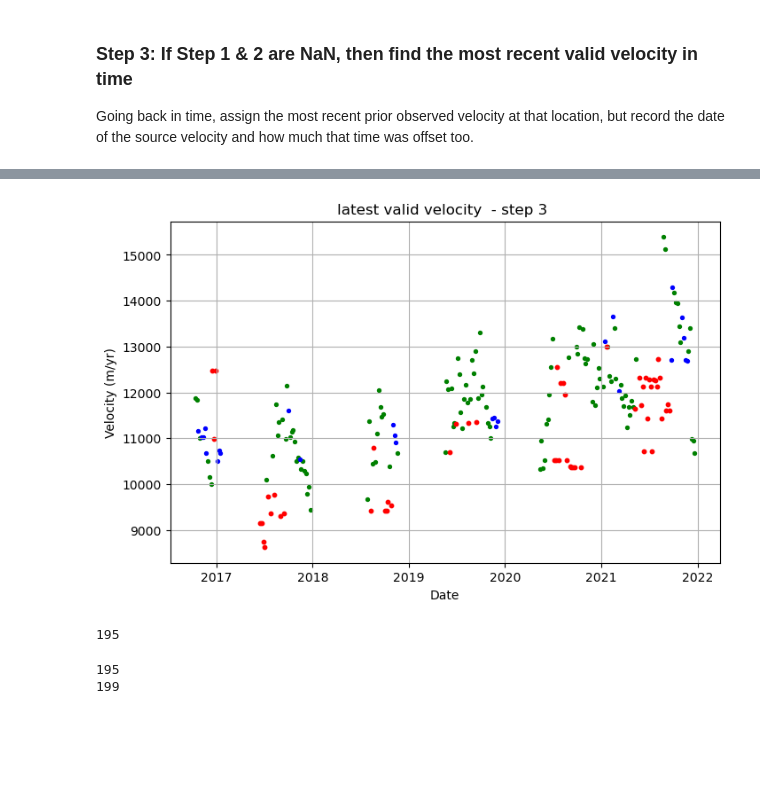
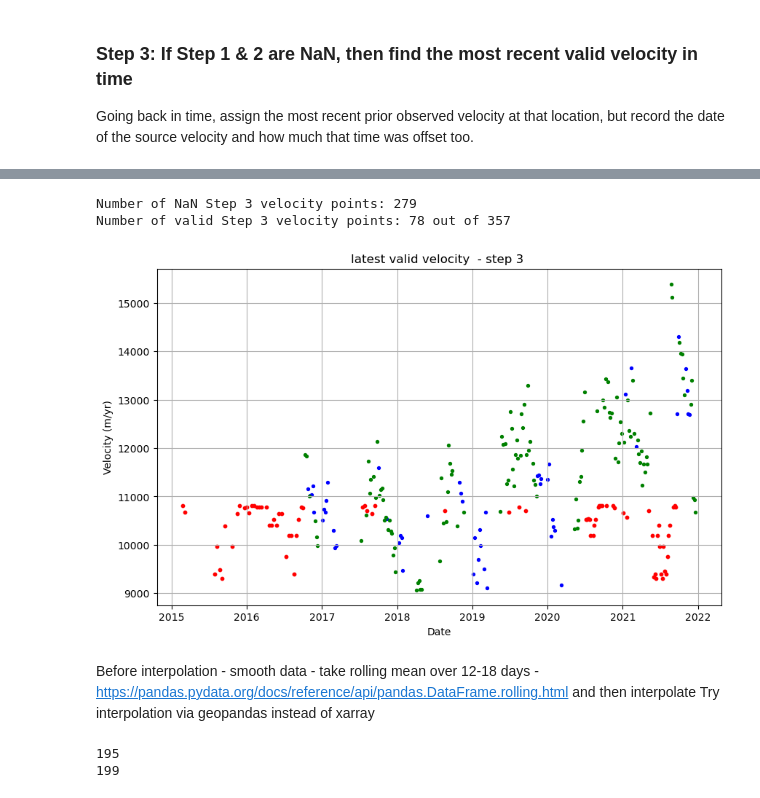
Before and after one commit to sofiasuhinin/Jakobshavn-Isbrae-CalvingStatistics, a Jupyter notebook: calvingseries.ipynb, the cells around one changed output, grey strips where cells are left out. Drawn from its saved outputs; the diff is of its cells as text; code cells hidden in the pictures; blank space fills up the shorter version.

```diff
--- a/calvingseries.ipynb
+++ b/calvingseries.ipynb
@@ -486,0 +605,3 @@ plt.show()
+# %%
+terminus["calving"] = terminus["vel_final"] - terminus["dLdt"]
+terminus["calving_magnitude"] = terminus["calving"]/365.25
@@ -507,31 +657,17 @@ for i in range(len(terminus)):
         vel_most_recent_time_diff.append(np.nan)
         continue
 
-    #skip inter_pts that are empty/NaN
     pt = terminus["intersect_points"].iloc[i]
-    if (pt is None) or (hasattr(pt, "is_empty") and pt.is_empty):
-        vel_most_recent.append(np.nan)
-        vel_most_recent_time.append(pd.NaT)
-        vel_most_recent_time_diff.append(np.nan)
-        continue
+    matched_time = terminus["matched_vel_time"].iloc[i]
 
-    # if time is same as previous step continue
-    matched_time = terminus["matched_vel_time"].iloc[i]
-    if pd.isna(matched_time):
-        vel_most_recent.append(np.nan)
-        vel_most_recent_time.append(pd.NaT)
-        vel_most_recent_time_diff.append(np.nan)
-        continue
-
-    #t_start where it stats
-    t_start = int(np.where(vel_times == matched_time)[0][0]) #time index where vel_times = matched_time - i made this in my intitial loop calcuatling intersection points
+    #starting point for looking = closest time
+    t_start = int(np.argmin(np.abs(vel_times - matched_time)))
 
     recent_vel = np.nan
     recent_time = pd.NaT
 
 # look backwards in time for most recent valid velocity
     for time_val in range(t_start, -1, -1):
-        vel_slice = vel_band.isel(time=time_val)
 
         v = vel_slice.sel(x=pt.x, y=pt.y, method="nearest").values #xarray nearest method
         v = np.asarray(v).item()
@@ -541,22 +677,13 @@ for i in range(len(terminus)):
             recent_time = vel_times[time_val]
             break
 
-        if (matched_time - vel_times[time_val]) > pd.Timedelta(days=150):  # dont go back more than 100 days
+        if (matched_time - vel_times[time_val]) > pd.Timedelta(days=50):  # dont go back more than 50 days
             break
 
     vel_most_recent.append(recent_vel)
     vel_most_recent_time.append(recent_time)
-
-    # how far back in time (days) from matched_time
-    vel_most_recent_time_diff.append((pd.to_datetime(matched_time) - recent_time).days if pd.notna(recent_time) else np.nan
-    )
+    vel_most_recent_time_diff.append((pd.to_datetime(matched_time) - pd.to_datetime(recent_time)).days if pd.notna(recent_time) else np.nan)
 
 terminus["vel_most_recent"] = vel_most_recent
 terminus["vel_most_recent_time"] = vel_most_recent_time
 terminus["vel_most_recent_time_diff"] = vel_most_recent_time_diff
-
-mask = terminus["vel_most_recent"].notna()
-
-#check to see how many are NaN
-valid_vals3= terminus["vel_most_recent"].notna().sum()
-print(valid_vals3)
@@ -573,20 +690,30 @@ plt.show()
+# %%
+# Check to see how many are NaN
+STEP3_none_vals = terminus["vel_most_recent"].isna().sum()
+print(f"Number of NaN Step 3 velocity points: {STEP3_none_vals}")
+
+# Check to see how many as non NaN
+STEP3_valid_vals = terminus["vel_most_recent"].notna().sum()
+print(f"Number of valid Step 3 velocity points: {STEP3_valid_vals} out of {len(terminus)}")
+# %% [output]
+Number of NaN Step 3 velocity points: 279
+Number of valid Step 3 velocity points: 78 out of 357
 # %%
-plt.figure(figsize=(8, 5))
-plt.scatter(terminus["Date"], terminus["vel_nearest_centreline"], s=8, color = 'green')
-plt.scatter(terminus["Date"], terminus["vel_at_intersection"], s=8, color = 'blue')
-plt.scatter(terminus["Date"], terminus["vel_most_recent"], s=10, c="red")
+plt.figure(figsize=(10, 6))
+plt.scatter(terminus["vel_most_recent_time"], terminus["vel_most_recent"], s=10, c="red")
+plt.scatter(terminus["Date"], terminus["vel_at_intersection"], s=8, color = 'blue', label="Step 1: Velocity at intersection")
+plt.scatter(terminus["Date"], terminus["vel_nearest_centreline"], s=8, color = 'green', label="Step 2: Velocity along centerline")
 plt.xlabel("Date")
 plt.ylabel("Velocity (m/yr)")
 plt.title("latest valid velocity  - step 3 ")
 plt.grid(True)
 plt.show()
 # %% [output]
-[figure, old version]
+[figure, new version]
-# %%
-valid_vals = valid_vals1 + valid_vals2 + valid_vals3
-print(valid_vals)
-# %% [output]
-195
+# %% [markdown]
+Before interpolation - smooth data - take rolling mean over 12-18 days - https://pandas.pydata.org/docs/reference/api/pandas.DataFrame.rolling.html
+and then interpolate
+Try interpolation via geopandas instead of xarray
 # %%
 #combining
 
```
Also changed, not shown: parts of 29 cells of this notebook.
